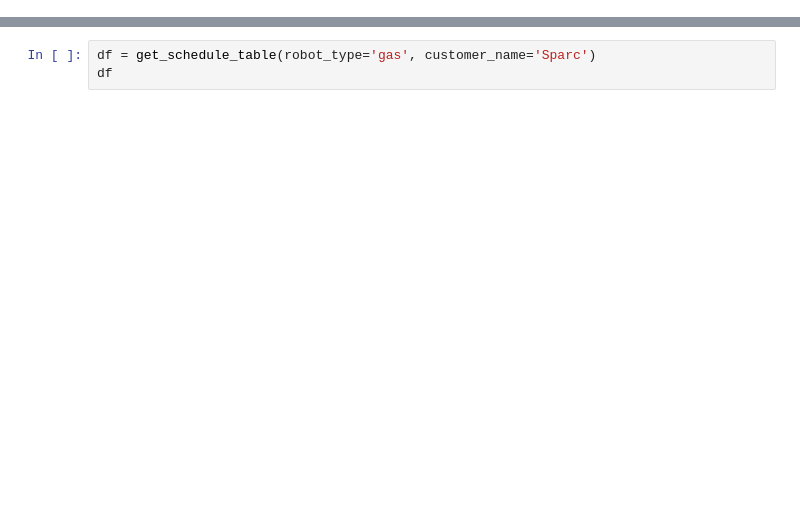
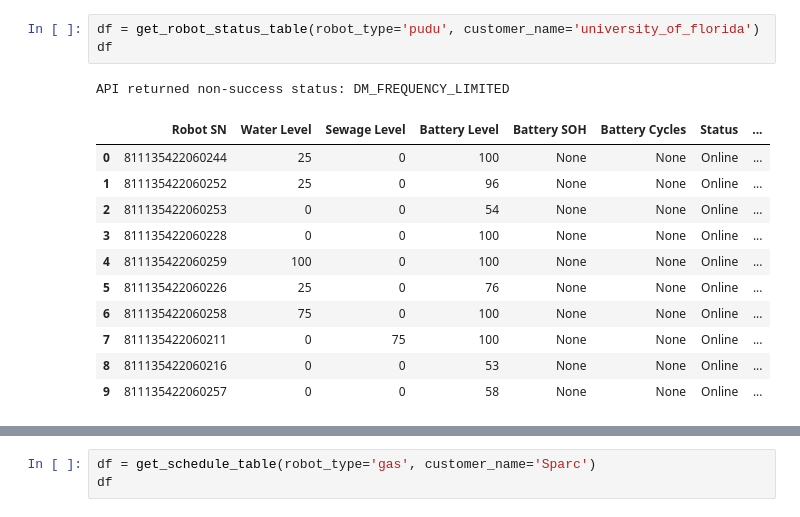
Before and after one commit to CarloCHEN/pudu_robot, a Jupyter notebook: src/ds.ipynb, the cells around one changed output, grey strips where cells are left out. Saved outputs shown, nothing was run; the diff lists cells and outputs as text; blank space fills up the shorter version.

```diff
--- a/src/ds.ipynb
+++ b/src/ds.ipynb
@@ -40,0 +80,16 @@ Robot 811135422060229 is online: True
+# %%
+df = get_robot_status_table(robot_type='pudu', customer_name='university_of_florida')
+df
+# %% [output]
+API returned non-success status: DM_FREQUENCY_LIMITED
+|  | Robot SN | Water Level | Sewage Level | Battery Level | Battery SOH | Battery Cycles | Status | ... |
+| 0 | 811135422060244 | 25 | 0 | 100 | None | None | Online | ... |
+| 1 | 811135422060252 | 25 | 0 | 96 | None | None | Online | ... |
+| 2 | 811135422060253 | 0 | 0 | 54 | None | None | Online | ... |
+| 3 | 811135422060228 | 0 | 0 | 100 | None | None | Online | ... |
+| 4 | 811135422060259 | 100 | 0 | 100 | None | None | Online | ... |
+| 5 | 811135422060226 | 25 | 0 | 76 | None | None | Online | ... |
+| 6 | 811135422060258 | 75 | 0 | 100 | None | None | Online | ... |
+| 7 | 811135422060211 | 0 | 75 | 100 | None | None | Online | ... |
+| 8 | 811135422060216 | 0 | 0 | 53 | None | None | Online | ... |
+| 9 | 811135422060257 | 0 | 0 | 58 | None | None | Online | ... |
```
Also changed, not shown: parts of 14 cells of this notebook, 22 other files.
